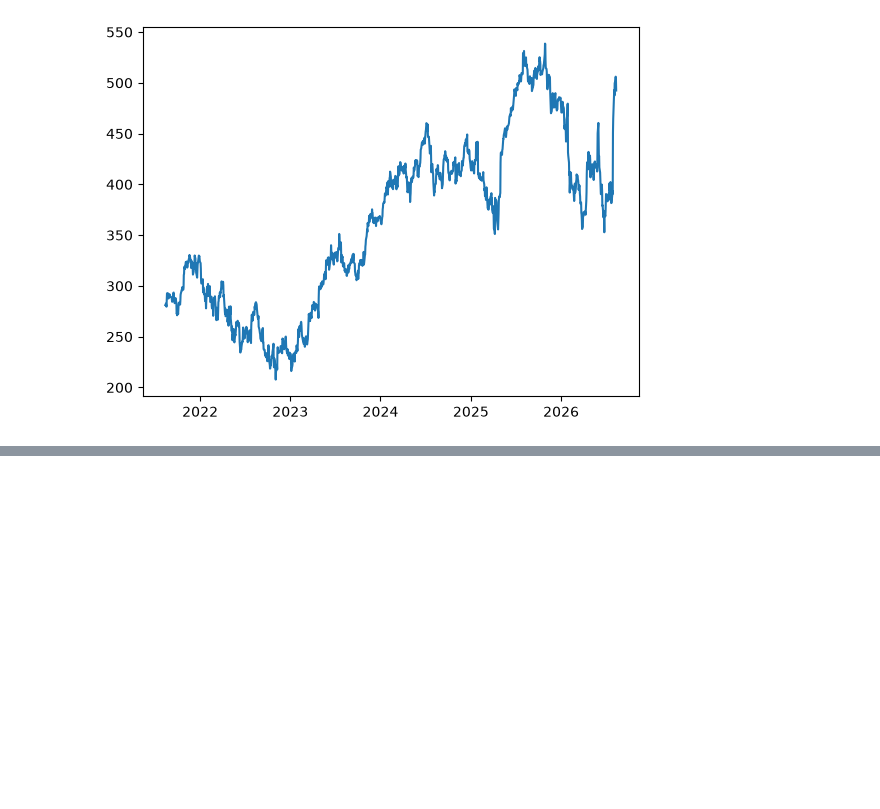
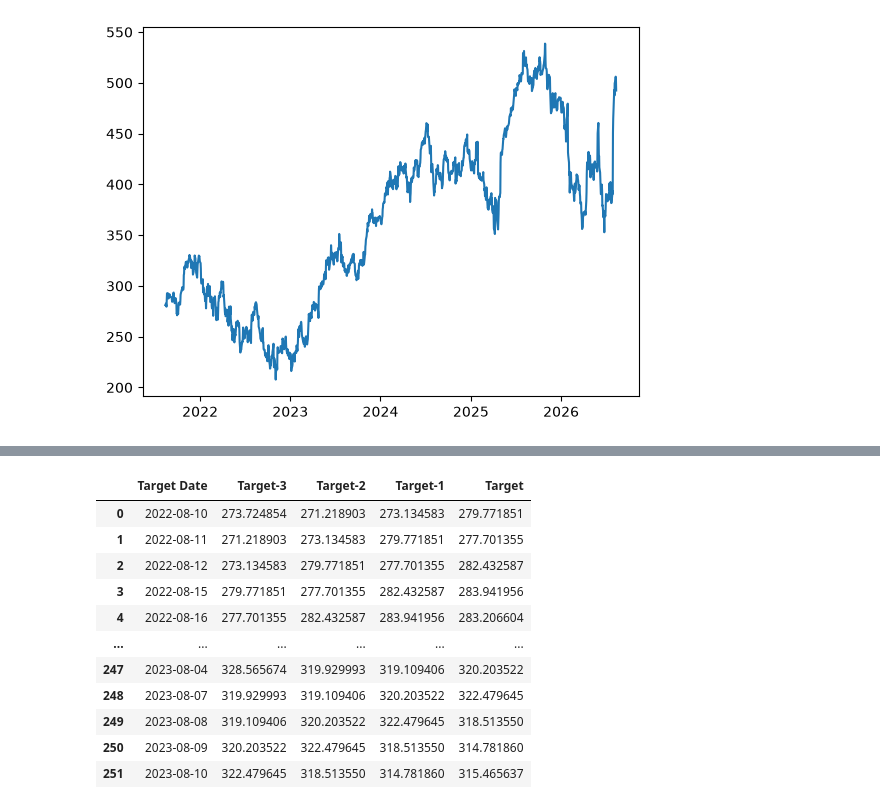
Before and after one commit to Deepanker005/stock-prediction, a Jupyter notebook: Stock Forecast.ipynb, the cells around one changed output, grey strips where cells are left out. Drawn from its saved outputs; the diff is of its cells as text; code cells hidden in the pictures; blank space fills up the shorter version.

Commit message:
Sliding window prediction technique applied

```diff
--- a/Stock Forecast.ipynb
+++ b/Stock Forecast.ipynb
@@ -206,0 +145,83 @@ NameError: name 'str_to_datetime' is not defined
+# %%
+import datetime
+
+def str_to_datetime(s):
+  split = s.split('-')
+  year, month, day = int(split[0]), int(split[1]), int(split[2])
+  return datetime.datetime(year=year, month=month, day=day)
+# %%
+import numpy as np
+
+def df_to_windowed_df(dataframe, first_date_str, last_date_str, n=3):
+  first_date = str_to_datetime(first_date_str)
+  last_date  = str_to_datetime(last_date_str)
+
+  target_date = first_date
+
+  dates = []
+  X, Y = [], []
+
+  last_time = False
+  while True:
+    df_subset = dataframe.loc[:target_date].tail(n+1)
+
+# Laymen: "If there isn't enough history yet (e.g., we're near the very beginning of the data and don't have 3 prior days), stop and complain."
+    if len(df_subset) != n+1:
+      print(f'Error: Window of size {n} is too large for date {target_date}')
+      return
+
+    values = df_subset['Close'].to_numpy()
+    x, y = values[:-1], values[-1]
+
+    dates.append(target_date)
+    X.append(x)
+    Y.append(y)
+
+    next_week = dataframe.loc[target_date:target_date+datetime.timedelta(days=7)]
+    next_datetime_str = str(next_week.head(2).tail(1).index.values[0])
+    next_date_str = next_datetime_str.split('T')[0]
+    year_month_day = next_date_str.split('-')
+    year, month, day = year_month_day
+    next_date = datetime.datetime(day=int(day), month=int(month), year=int(year))
+
+    if last_time:
+      break
+
+    target_date = next_date
+
+    if target_date == last_date:
+      last_time = True
+
+  ret_df = pd.DataFrame({})
+  ret_df['Target Date'] = dates
+
+  X = np.array(X)
+  for i in range(0, n):
+    X[:, i]
+    ret_df[f'Target-{n-i}'] = X[:, i]
+
+  ret_df['Target'] = Y
+
+  return ret_df
+
+# Start date adjusted to account for your actual data timeline
+windowed_df = df_to_windowed_df(df,
+                                '2022-08-10',  # A safe date after your data begins
+                                '2023-08-10',  # One year later
+                                n=3)
+
+# Display the resulting dataframe
+windowed_df
+# %% [output]
+|  | Target Date | Target-3 | Target-2 | Target-1 | Target |
+| 0 | 2022-08-10 | 273.724854 | 271.218903 | 273.134583 | 279.771851 |
+| 1 | 2022-08-11 | 271.218903 | 273.134583 | 279.771851 | 277.701355 |
+| 2 | 2022-08-12 | 273.134583 | 279.771851 | 277.701355 | 282.432587 |
+| 3 | 2022-08-15 | 279.771851 | 277.701355 | 282.432587 | 283.941956 |
+| 4 | 2022-08-16 | 277.701355 | 282.432587 | 283.941956 | 283.206604 |
+| ... | ... | ... | ... | ... | ... |
+| 247 | 2023-08-04 | 328.565674 | 319.929993 | 319.109406 | 320.203522 |
+| 248 | 2023-08-07 | 319.929993 | 319.109406 | 320.203522 | 322.479645 |
+| 249 | 2023-08-08 | 319.109406 | 320.203522 | 322.479645 | 318.513550 |
+| 250 | 2023-08-09 | 320.203522 | 322.479645 | 318.513550 | 314.781860 |
+| 251 | 2023-08-10 | 322.479645 | 318.513550 | 314.781860 | 315.465637 |
```
Also changed, not shown: parts of 3 cells of this notebook.
